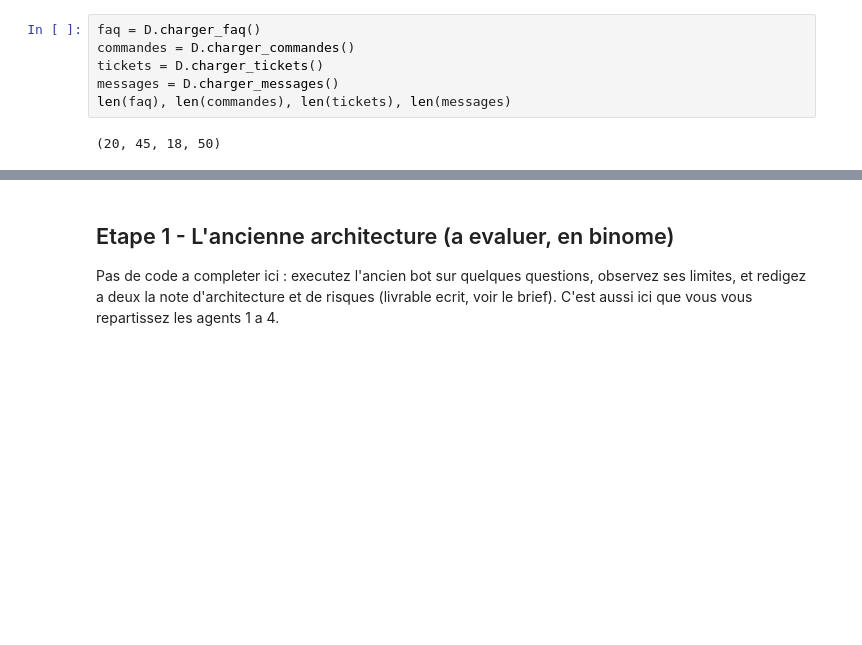
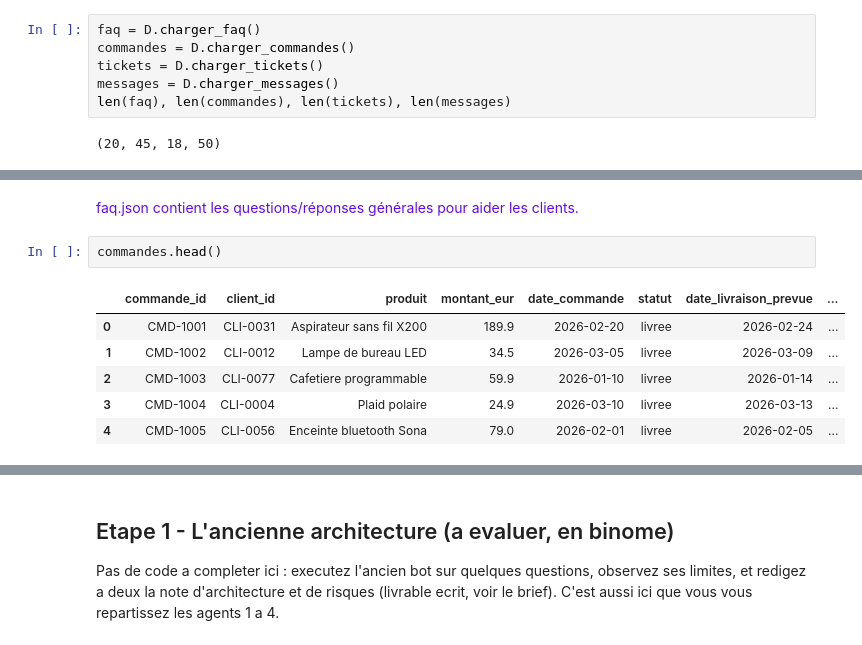
Before and after one commit to aminaassklou/M7-klaro, a Jupyter notebook: notebooks/M7B_pilotage.ipynb, the cells around one changed output, grey strips where cells are left out. Cells and saved outputs as stored; diff of their text form; blank space fills up the shorter version.

```diff
--- a/notebooks/M7B_pilotage.ipynb
+++ b/notebooks/M7B_pilotage.ipynb
@@ -72,0 +66,13 @@ Avant de lancer les agents, on charge les différents fichiers du projet.
+# %% [markdown]
+<p style="color: #610BF4;">
+faq.json contient les questions/réponses générales pour aider les clients.
+</p>
+# %%
+commandes.head()
+# %% [output]
+|  | commande_id | client_id | produit | montant_eur | date_commande | statut | date_livraison_prevue | ... |
+| 0 | CMD-1001 | CLI-0031 | Aspirateur sans fil X200 | 189.9 | 2026-02-20 | livree | 2026-02-24 | ... |
+| 1 | CMD-1002 | CLI-0012 | Lampe de bureau LED | 34.5 | 2026-03-05 | livree | 2026-03-09 | ... |
+| 2 | CMD-1003 | CLI-0077 | Cafetiere programmable | 59.9 | 2026-01-10 | livree | 2026-01-14 | ... |
+| 3 | CMD-1004 | CLI-0004 | Plaid polaire | 24.9 | 2026-03-10 | livree | 2026-03-13 | ... |
+| 4 | CMD-1005 | CLI-0056 | Enceinte bluetooth Sona | 79.0 | 2026-02-01 | livree | 2026-02-05 | ... |
```
Also changed, not shown: parts of 35 cells of this notebook, 6 other files.
